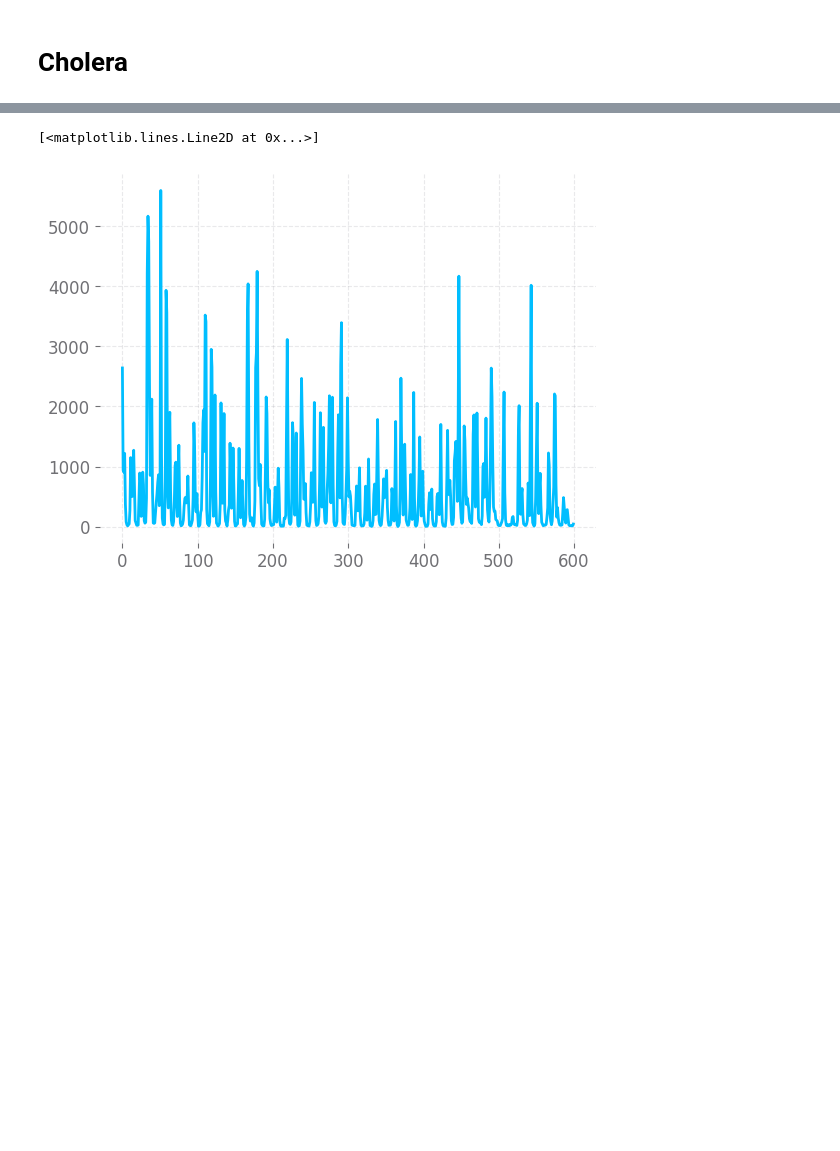
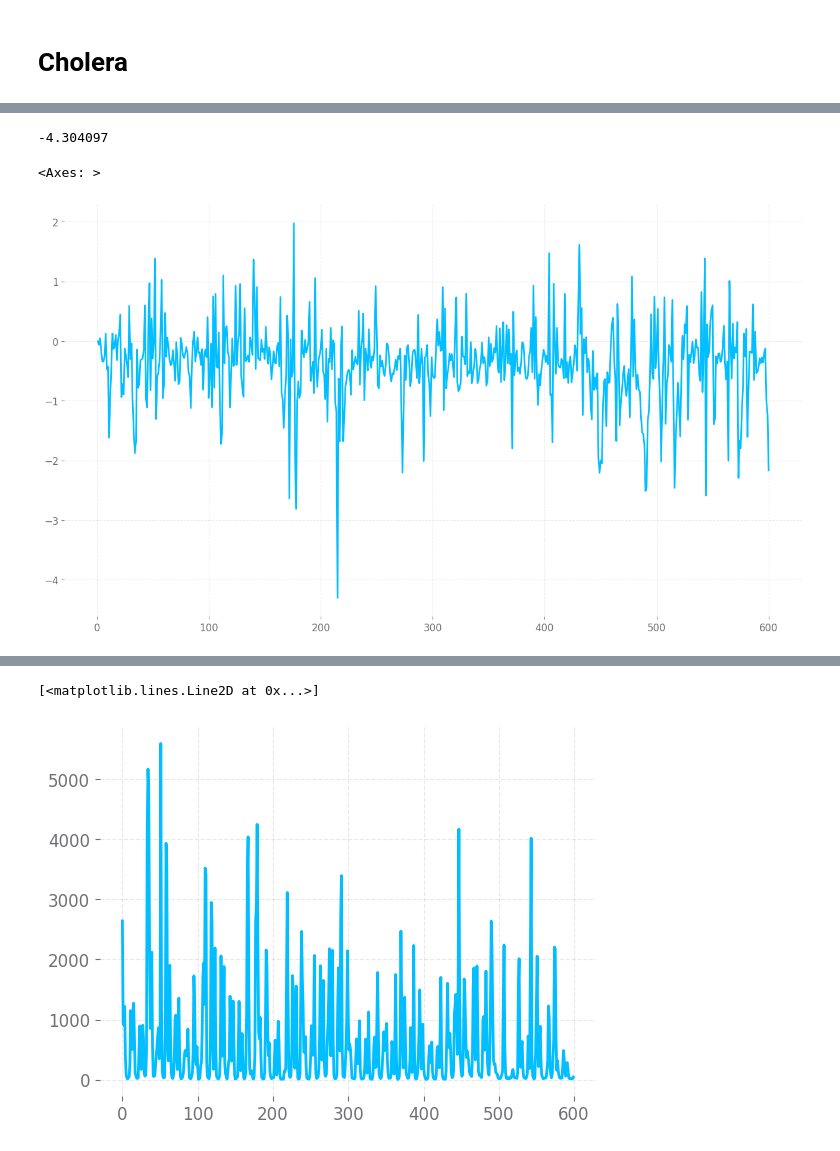
Before and after one commit to hetankevin/diffilter, a Jupyter notebook: cholera.ipynb, the cells around one changed output, grey strips where cells are left out. Saved outputs shown, nothing was run; the diff lists cells and outputs as text; code cells hidden in the pictures; blank space fills up the shorter version.

```diff
--- a/cholera.ipynb
+++ b/cholera.ipynb
@@ -220,17 +35,0 @@ perfilter(thetas, ys, 1000, np.abs(thetas)/100, covars=covars, a=0.9, thresh=0)
-# %%
-n_trials = 1
-J = 10000
-
-sigmas = (np.abs(theta)/600)
-theta_ests = theta + 12*sigmas*onp.random.normal(size=theta.shape)
-
-'''
-gd_logliks, gd_ests = train(theta_ests, ys, covars, beta=0.9, eta=5e-4/600,
-                            verbose=True, itns=20, J=J, thresh=0, method='SGD', scale=False)
-
-
-newt_logliks, newt_ests = train(theta_ests, ys, covars, beta=0.9, eta=1e-2, c=1e-1, max_ls_itn=5,
-                            verbose=True, itns=20, J=J, Jh=500, thresh=0, method='Newton', scale=True, ls=True)
-
-'''
-#res = minimize(pfilter, x0=theta_ests, args=(ys, J, covars, 0), method='BFGS', options={'maxiter': 10})
@@ -360,0 +216,9 @@ newtif_logliks, newtif_params = newtif(theta_ests, ys, sigmas=sigmas,
+# %%
+(lls - pd.read_csv('data/dacca/ll_pomp.csv', index_col=0)['.']).iloc[214]
+# %% [output]
+-4.304097
+# %%
+(lls - pd.read_csv('data/dacca/ll_pomp.csv', index_col=0)['.']).plot(figsize=(16,9))
+# %% [output]
+<Axes: >
+[figure, added]
```
Also changed, not shown: parts of 85 cells of this notebook, 9 other files.
